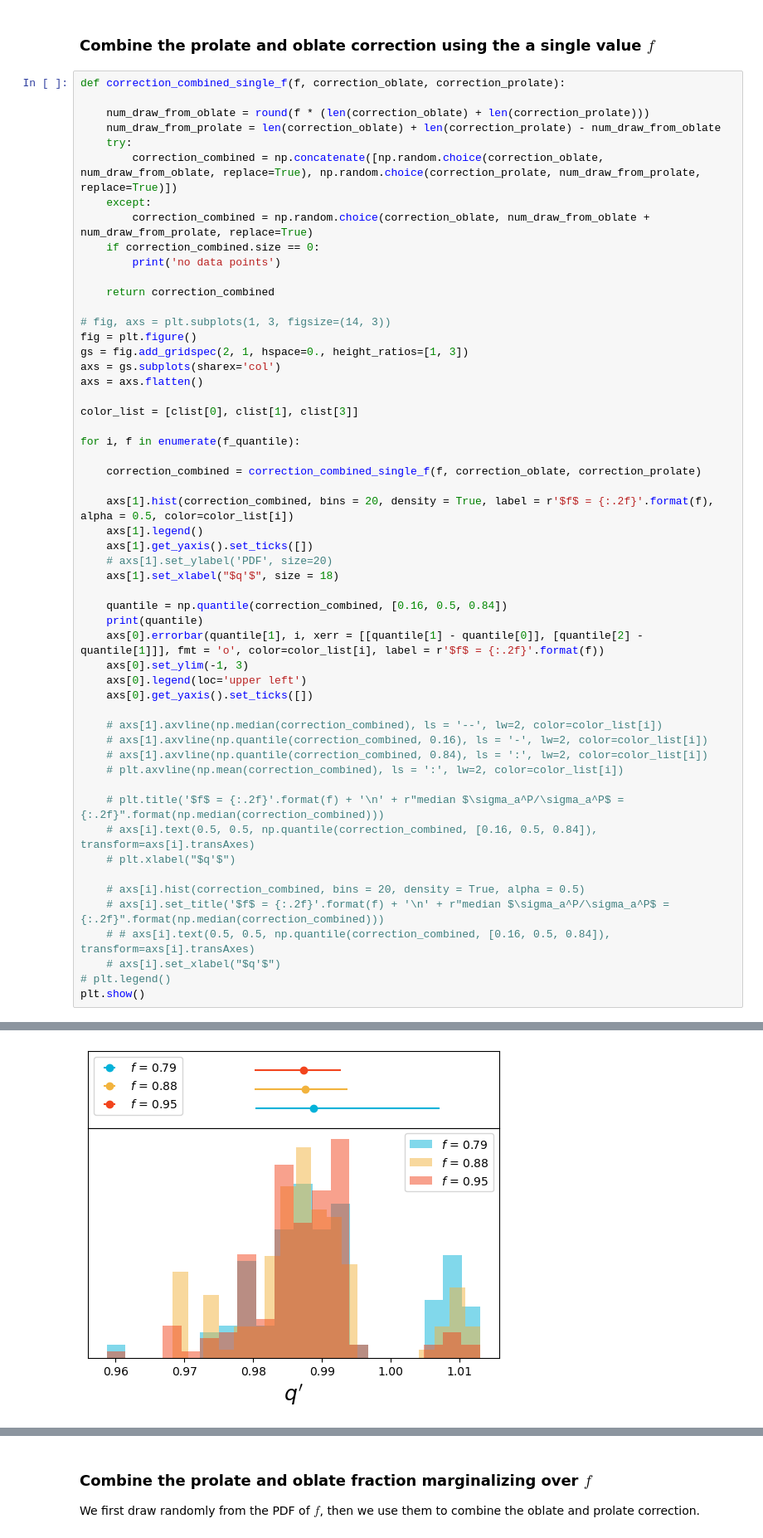
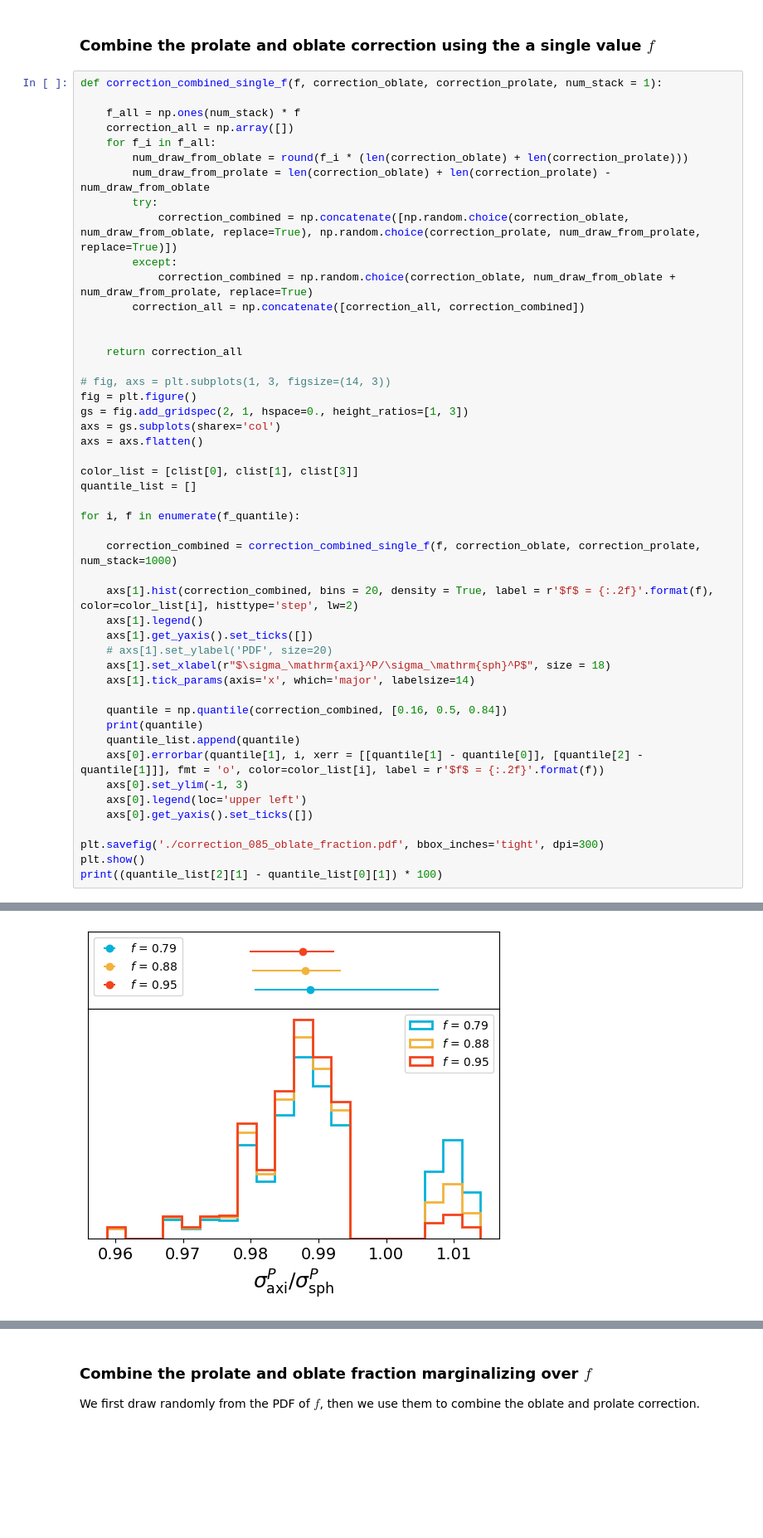
Before and after one commit to huangxy256/deproject_notebook, a Jupyter notebook: fig8-fig9-compare_sph_axi_jam/correction.ipynb, the cells around one changed output, grey strips where cells are left out. Shown: that part at 83% size. Drawn from its saved outputs; the diff is of its cells as text; blank space fills up the shorter version.

```diff
--- a/fig8-fig9-compare_sph_axi_jam/correction.ipynb
+++ b/fig8-fig9-compare_sph_axi_jam/correction.ipynb
@@ -138,18 +140,21 @@ print(f_quantile)
 # %% [markdown]
 ### Combine the prolate and oblate correction using the a single value $f$
 # %%
-def correction_combined_single_f(f, correction_oblate, correction_prolate):
+def correction_combined_single_f(f, correction_oblate, correction_prolate, num_stack = 1):
 
-    num_draw_from_oblate = round(f * (len(correction_oblate) + len(correction_prolate)))
-    num_draw_from_prolate = len(correction_oblate) + len(correction_prolate) - num_draw_from_oblate
-    try:
-        correction_combined = np.concatenate([np.random.choice(correction_oblate, num_draw_from_oblate, replace=True), np.random.choice(correction_prolate, num_draw_from_prolate, replace=True)])
-    except:
-        correction_combined = np.random.choice(correction_oblate, num_draw_from_oblate + num_draw_from_prolate, replace=True)
-    if correction_combined.size == 0:
-        print('no data points')
+    f_all = np.ones(num_stack) * f
+    correction_all = np.array([])
+    for f_i in f_all:
+        num_draw_from_oblate = round(f_i * (len(correction_oblate) + len(correction_prolate)))
+        num_draw_from_prolate = len(correction_oblate) + len(correction_prolate) - num_draw_from_oblate
+        try:
+            correction_combined = np.concatenate([np.random.choice(correction_oblate, num_draw_from_oblate, replace=True), np.random.choice(correction_prolate, num_draw_from_prolate, replace=True)])
+        except:
+            correction_combined = np.random.choice(correction_oblate, num_draw_from_oblate + num_draw_from_prolate, replace=True)
+        correction_all = np.concatenate([correction_all, correction_combined])
 
-    return correction_combined
+
+    return correction_all
 
 # fig, axs = plt.subplots(1, 3, figsize=(14, 3))
 fig = plt.figure()
@@ -158,37 +163,28 @@ axs = gs.subplots(sharex='col')
 axs = axs.flatten()
 
 color_list = [clist[0], clist[1], clist[3]]
+quantile_list = []
 
 for i, f in enumerate(f_quantile):
 
-    correction_combined = correction_combined_single_f(f, correction_oblate, correction_prolate)
+    correction_combined = correction_combined_single_f(f, correction_oblate, correction_prolate, num_stack=1000)
 
-    axs[1].hist(correction_combined, bins = 20, density = True, label = r'$f$ = {:.2f}'.format(f), alpha = 0.5, color=color_list[i])
+    axs[1].hist(correction_combined, bins = 20, density = True, label = r'$f$ = {:.2f}'.format(f), color=color_list[i], histtype='step', lw=2)
     axs[1].legend()
     axs[1].get_yaxis().set_ticks([])
     # axs[1].set_ylabel('PDF', size=20)
-    axs[1].set_xlabel("$q'$", size = 18)
+    axs[1].set_xlabel(r"$\sigma_\mathrm{axi}^P/\sigma_\mathrm{sph}^P$", size = 18)
+    axs[1].tick_params(axis='x', which='major', labelsize=14)
 
     quantile = np.quantile(correction_combined, [0.16, 0.5, 0.84])
     print(quantile)
+    quantile_list.append(quantile)
     axs[0].errorbar(quantile[1], i, xerr = [[quantile[1] - quantile[0]], [quantile[2] - quantile[1]]], fmt = 'o', color=color_list[i], label = r'$f$ = {:.2f}'.format(f))
     axs[0].set_ylim(-1, 3)
     axs[0].legend(loc='upper left')
     axs[0].get_yaxis().set_ticks([])
 
-    # axs[1].axvline(np.median(correction_combined), ls = '--', lw=2, color=color_list[i])
-    # axs[1].axvline(np.quantile(correction_combined, 0.16), ls = '-', lw=2, color=color_list[i])
-    # axs[1].axvline(np.quantile(correction_combined, 0.84), ls = ':', lw=2, color=color_list[i])
-    # plt.axvline(np.mean(correction_combined), ls = ':', lw=2, color=color_list[i])
-
-    # plt.title('$f$ = {:.2f}'.format(f) + '\n' + r"median $\sigma_a^P/\sigma_a^P$ = {:.2f}".format(np.median(correction_combined)))
-    # axs[i].text(0.5, 0.5, np.quantile(correction_combined, [0.16, 0.5, 0.84]), transform=axs[i].transAxes)
-    # plt.xlabel("$q'$")
-
-    # axs[i].hist(correction_combined, bins = 20, density = True, alpha = 0.5)
-    # axs[i].set_title('$f$ = {:.2f}'.format(f) + '\n' + r"median $\sigma_a^P/\sigma_a^P$ = {:.2f}".format(np.median(correction_combined)))
-    # # axs[i].text(0.5, 0.5, np.quantile(correction_combined, [0.16, 0.5, 0.84]), transform=axs[i].transAxes)
-    # axs[i].set_xlabel("$q'$")
-# plt.legend()
+plt.savefig('./correction_085_oblate_fraction.pdf', bbox_inches='tight', dpi=300)
 plt.show()
+print((quantile_list[2][1] - quantile_list[0][1]) * 100)
 # %% [output]
@@ -198 +194 @@ plt.show()
-[figure, old version]
+[figure, new version]
```
Also changed, not shown: parts of 8 cells of this notebook.
